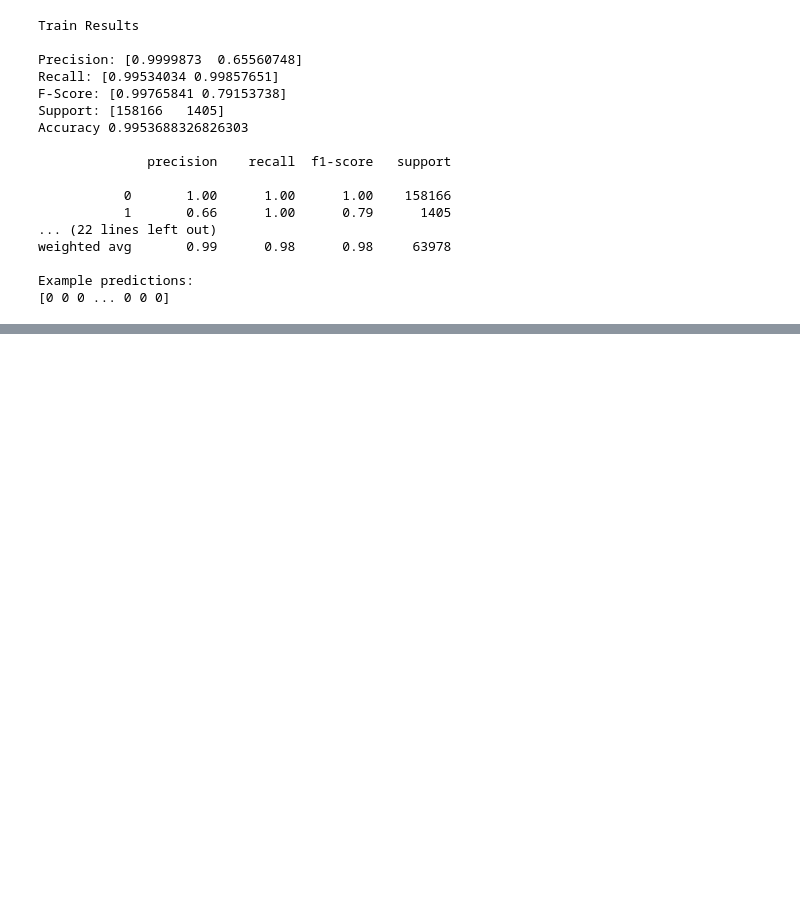
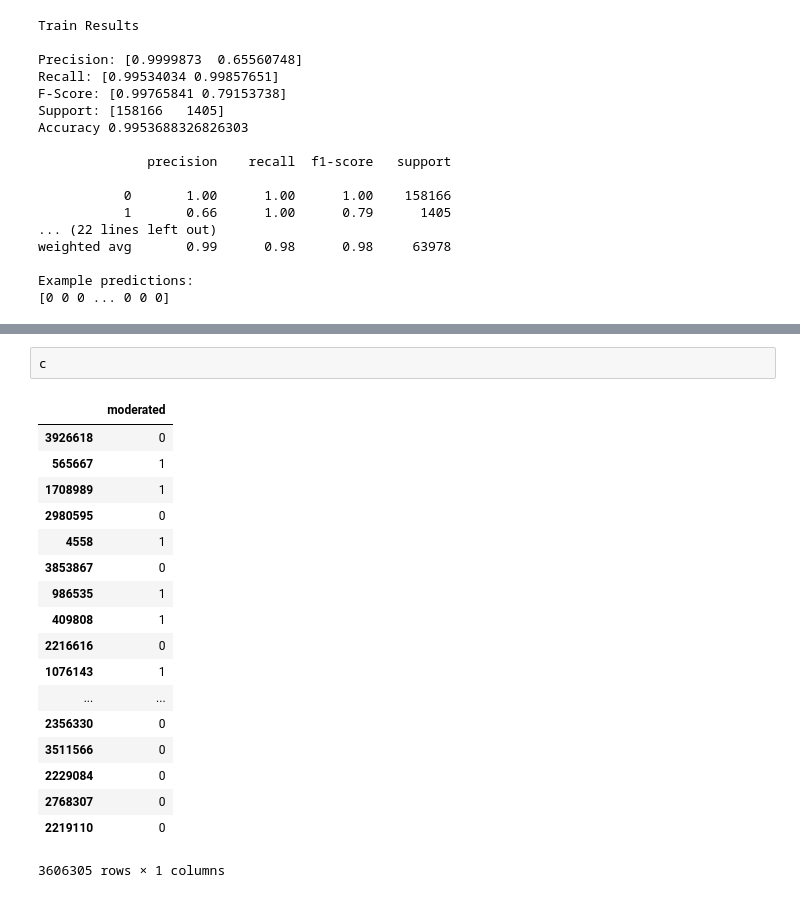
Before and after one commit to guywuolletjr/reddit_content_mod, a Jupyter notebook: guy_workbook.ipynb, the cells around one changed output, grey strips where cells are left out. Drawn from its saved outputs; the diff is of its cells as text; blank space fills up the shorter version.

```diff
--- a/guy_workbook.ipynb
+++ b/guy_workbook.ipynb
@@ -191,0 +281,21 @@ Example predictions:
+# %%
+c
+# %% [output]
+|  | moderated |
+| 3926618 | 0 |
+| 565667 | 1 |
+| 1708989 | 1 |
+| 2980595 | 0 |
+| 4558 | 1 |
+| 3853867 | 0 |
+| 986535 | 1 |
+| 409808 | 1 |
+| 2216616 | 0 |
+| 1076143 | 1 |
+| ... | ... |
+| 2356330 | 0 |
+| 3511566 | 0 |
+| 2229084 | 0 |
+| 2768307 | 0 |
+| 2219110 | 0 |
+3606305 rows × 1 columns
```
Also changed, not shown: parts of 17 cells of this notebook, 2 other files.
